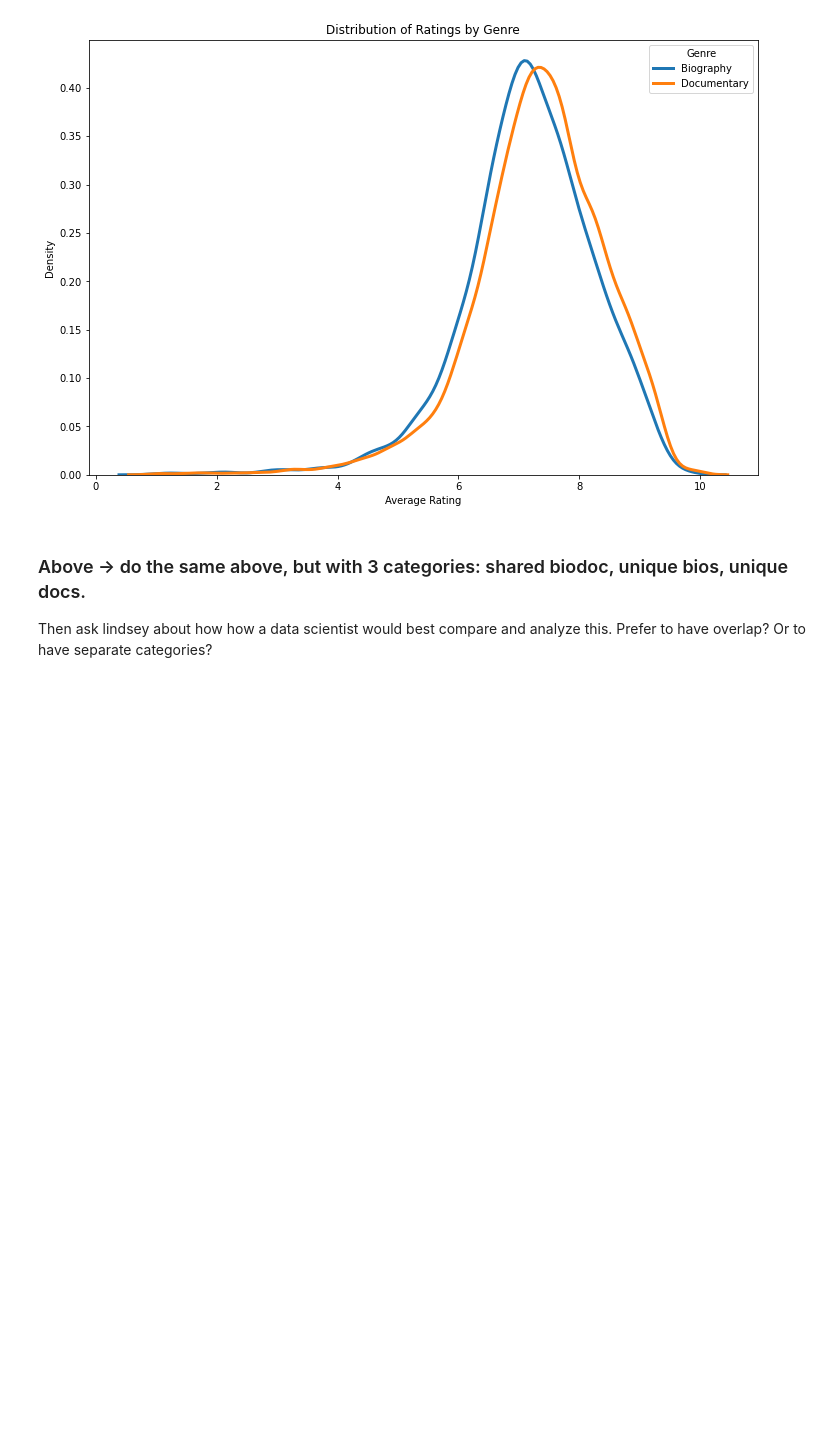
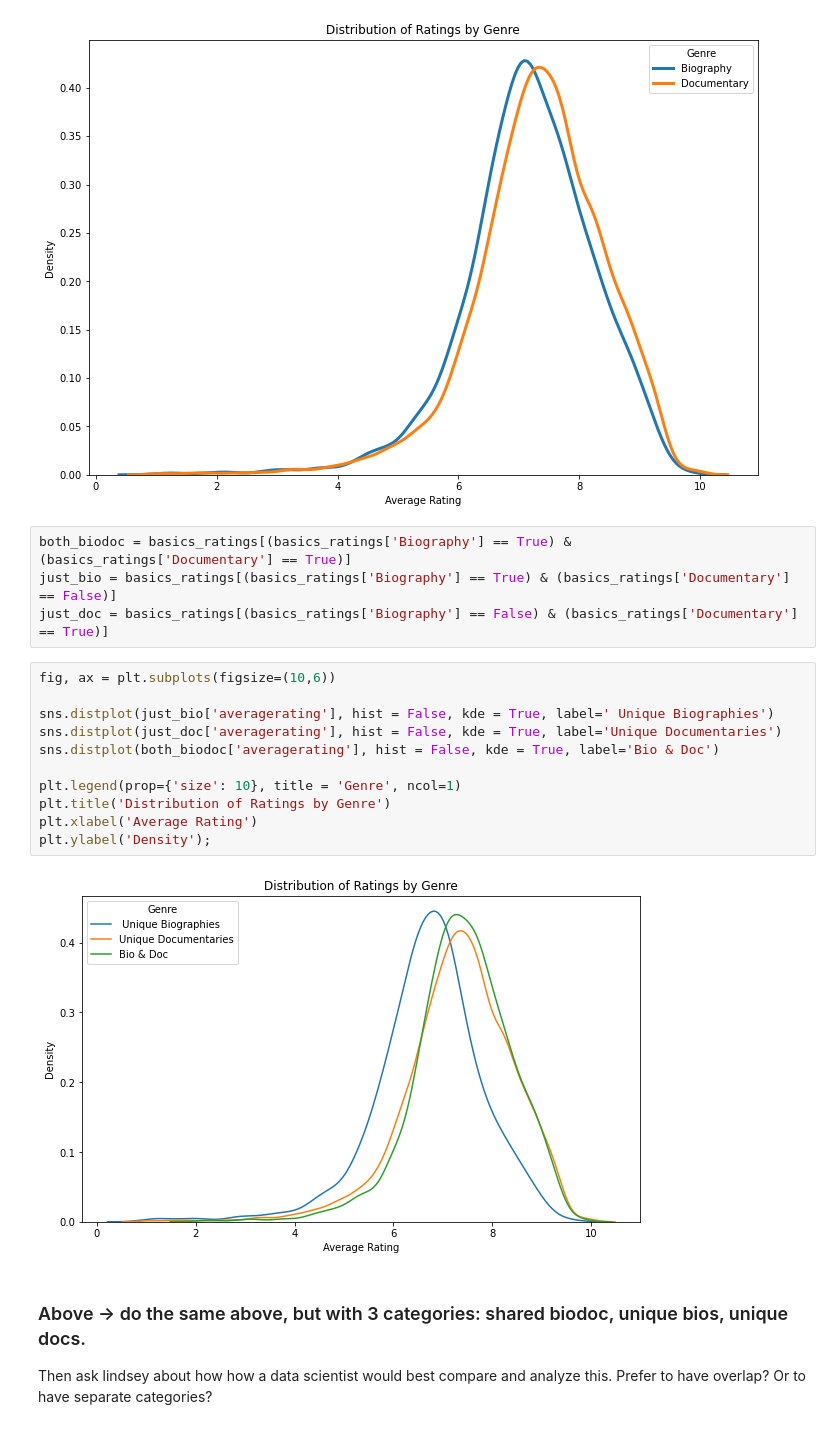
Before and after one commit to jonnyhof/phase1_project, a Jupyter notebook: scratch.ipynb, the cells around one changed output. Drawn from its saved outputs; the diff is of its cells as text; blank space fills up the shorter version.

```diff
--- a/scratch.ipynb
+++ b/scratch.ipynb
@@ -404,6 +404,23 @@ plt.xlabel('Average Rating')
 plt.ylabel('Density');
 # %% [output]
 [figure]
+# %%
+both_biodoc = basics_ratings[(basics_ratings['Biography'] == True) & (basics_ratings['Documentary'] == True)]
+just_bio = basics_ratings[(basics_ratings['Biography'] == True) & (basics_ratings['Documentary'] == False)]
+just_doc = basics_ratings[(basics_ratings['Biography'] == False) & (basics_ratings['Documentary'] == True)]
+# %%
+fig, ax = plt.subplots(figsize=(10,6))
+
+sns.distplot(just_bio['averagerating'], hist = False, kde = True, label=' Unique Biographies')
+sns.distplot(just_doc['averagerating'], hist = False, kde = True, label='Unique Documentaries')
+sns.distplot(both_biodoc['averagerating'], hist = False, kde = True, label='Bio & Doc')
+
+plt.legend(prop={'size': 10}, title = 'Genre', ncol=1)
+plt.title('Distribution of Ratings by Genre')
+plt.xlabel('Average Rating')
+plt.ylabel('Density');
+# %% [output]
+[figure, added]
 # %% [markdown]
 ### Above -> do the same above, but with 3 categories: shared biodoc, unique bios, unique docs.
 Then ask lindsey about how how a data scientist would best compare and analyze this. Prefer to have overlap? Or to have separate categories?
```
Also changed, not shown: parts of 1 cell of this notebook.
